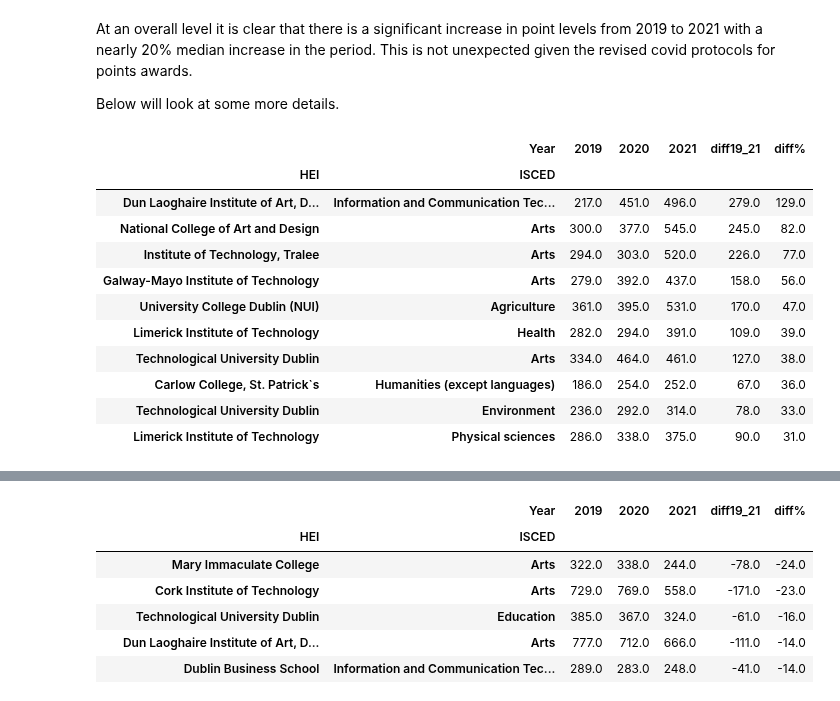
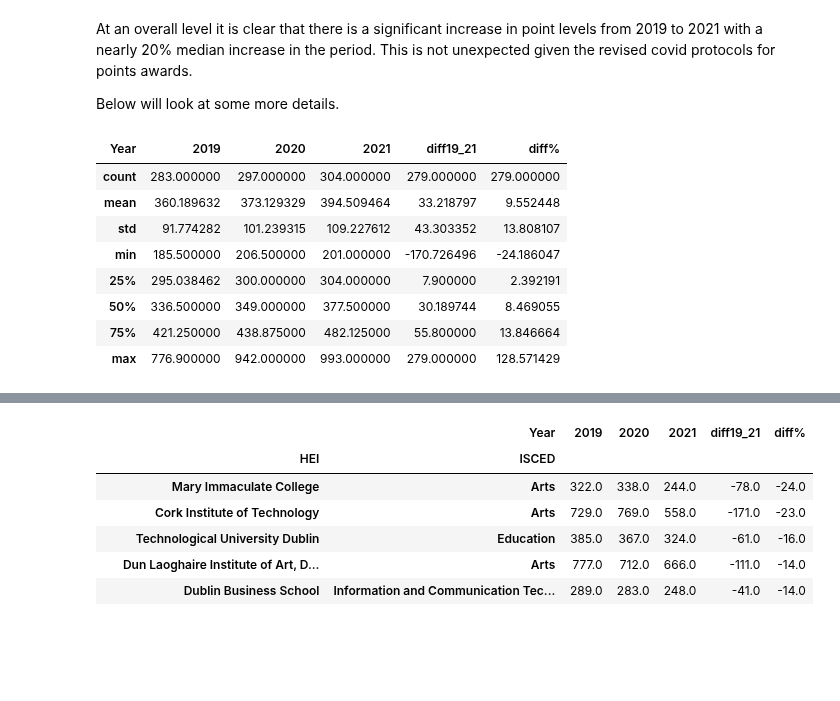
Before and after one commit to donneger/data_analysis_assessment, a Jupyter notebook: cao_assignment/cao.ipynb, the cells around one changed output, grey strips where cells are left out. Cells and saved outputs as stored; diff of their text form; code cells hidden in the pictures; blank space fills up the shorter version.

```diff
--- a/cao_assignment/cao.ipynb
+++ b/cao_assignment/cao.ipynb
@@ -797,26 +797,22 @@ Below will look at some more details.
 # %%
 # Have a look now at the picture by course category.
 # Will create a pivot dataframe to have a look at this. The default pivot calculation for the points values is mean.
 cao_summary = allcourses.pivot_table(index= ['HEI','ISCED'], columns='Year', values = 'R1 Points', dropna=True)
 
 # Calculate Points difference and difference% between 2021 and 2019.
 cao_summary['diff19_21'] = cao_summary['2021']-cao_summary['2019']
 cao_summary['diff%'] = cao_summary['diff19_21']/cao_summary['2019']*100
+
 cao_sort = cao_summary.sort_values(by=['diff%'], ascending=False)
 cao_sort.round()
-
-# These are the top 10 categories by HEI by diff%.
-cao_sort.nlargest(10,'diff%').round()
+cao_sort.describe()
 # %% [output]
-|  | Year | 2019 | 2020 | 2021 | diff19_21 | diff% |
-| HEI | ISCED |  |  |  |  |  |
-| Dun Laoghaire Institute of Art, D... | Information and Communication Tec... | 217.0 | 451.0 | 496.0 | 279.0 | 129.0 |
-| National College of Art and Design | Arts | 300.0 | 377.0 | 545.0 | 245.0 | 82.0 |
-| Institute of Technology, Tralee | Arts | 294.0 | 303.0 | 520.0 | 226.0 | 77.0 |
-| Galway-Mayo Institute of Technology | Arts | 279.0 | 392.0 | 437.0 | 158.0 | 56.0 |
-| University College Dublin (NUI) | Agriculture | 361.0 | 395.0 | 531.0 | 170.0 | 47.0 |
-| Limerick Institute of Technology | Health | 282.0 | 294.0 | 391.0 | 109.0 | 39.0 |
-| Technological University Dublin | Arts | 334.0 | 464.0 | 461.0 | 127.0 | 38.0 |
-| Carlow College, St. Patrick`s | Humanities (except languages) | 186.0 | 254.0 | 252.0 | 67.0 | 36.0 |
-| Technological University Dublin | Environment | 236.0 | 292.0 | 314.0 | 78.0 | 33.0 |
-| Limerick Institute of Technology | Physical sciences | 286.0 | 338.0 | 375.0 | 90.0 | 31.0 |
+| Year | 2019 | 2020 | 2021 | diff19_21 | diff% |
+| count | 283.000000 | 297.000000 | 304.000000 | 279.000000 | 279.000000 |
+| mean | 360.189632 | 373.129329 | 394.509464 | 33.218797 | 9.552448 |
+| std | 91.774282 | 101.239315 | 109.227612 | 43.303352 | 13.808107 |
+| min | 185.500000 | 206.500000 | 201.000000 | -170.726496 | -24.186047 |
+| 25% | 295.038462 | 300.000000 | 304.000000 | 7.900000 | 2.392191 |
+| 50% | 336.500000 | 349.000000 | 377.500000 | 30.189744 | 8.469055 |
+| 75% | 421.250000 | 438.875000 | 482.125000 | 55.800000 | 13.846664 |
+| max | 776.900000 | 942.000000 | 993.000000 | 279.000000 | 128.571429 |
```
Also changed, not shown: parts of 6 cells of this notebook.
